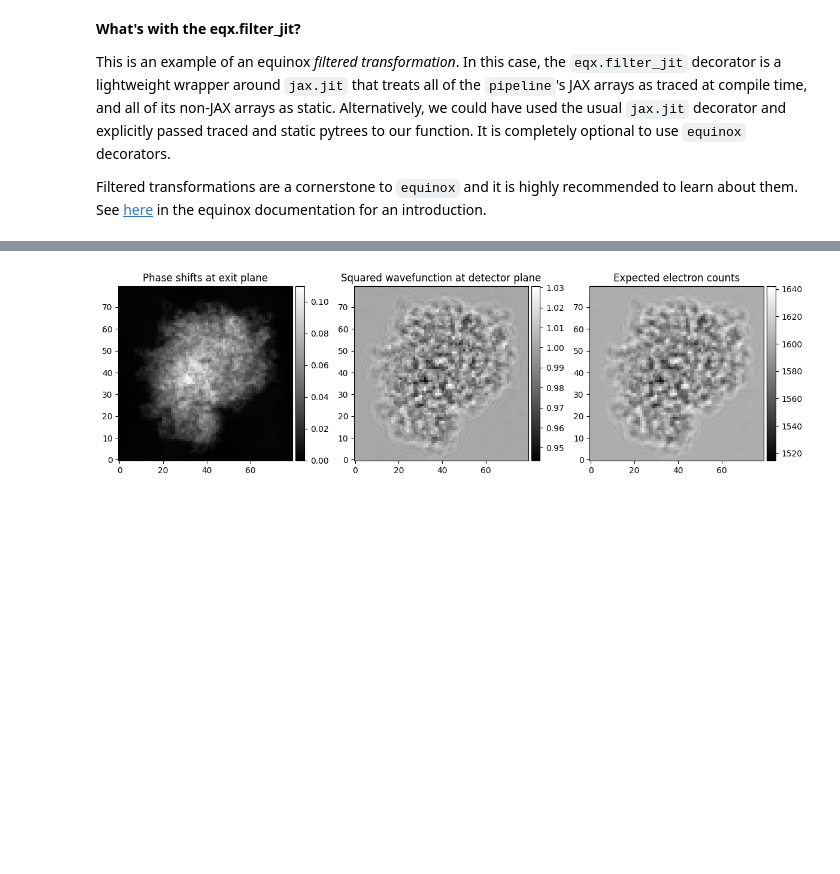
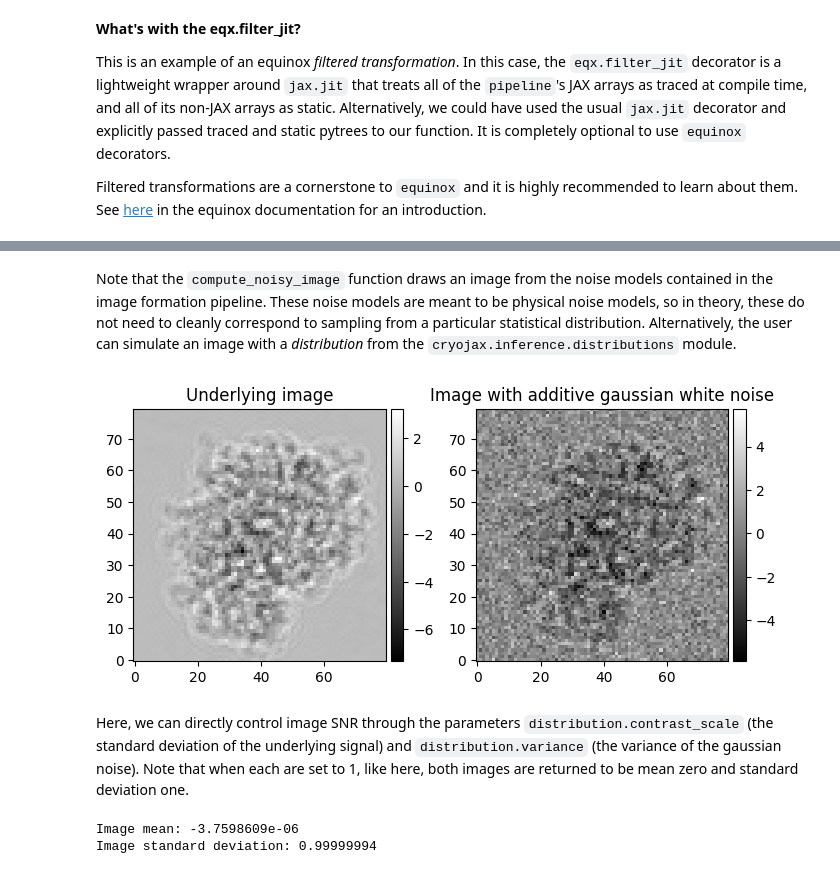
Before and after one commit to mjo22/cryojax, a Jupyter notebook: docs/examples/simulate-image.ipynb, the cells around one changed output, grey strips where cells are left out. Drawn from its saved outputs; the diff is of its cells as text; code cells hidden in the pictures; blank space fills up the shorter version.

```diff
--- a/docs/examples/simulate-image.ipynb
+++ b/docs/examples/simulate-image.ipynb
@@ -166,23 +135,54 @@ What if we did not want to include noise in the simulation? In this case, the th
-# %%
-# Simulate each image without stochasticity
-key = jax.random.PRNGKey(0)
-fig, axes = plt.subplots(ncols=3, figsize=(12, 6))
-ax1, ax2, ax3 = axes
-im1 = plot_image(
-    compute_image(scattering_pipeline),
-    fig,
-    ax1,
-    label="Phase shifts at exit plane",
-)
-im2 = plot_image(
-    compute_image(optics_pipeline),
-    fig,
-    ax2,
-    label="Squared wavefunction at detector plane",
-)
-im3 = plot_image(
-    compute_image(detector_pipeline), fig, ax3, label="Expected electron counts"
-)
-plt.tight_layout()
-# %% [output]
-[figure, removed]
+# %% [markdown]
+Note that the `compute_noisy_image` function draws an image from the noise models contained in the image formation pipeline. These noise models are meant to be physical noise models, so in theory, these do not need to cleanly correspond to sampling from a particular statistical distribution. Alternatively, the user can simulate an image with a *distribution* from the `cryojax.inference.distributions` module.
+# %%
+from cryojax.image import operators as op
+from cryojax.inference import distributions as dist
+
+
+@eqx.filter_jit
+def compute_image_with_distribution(distribution: dist.AbstractDistribution):
+    """Simulate an image with noise from a `pipeline`."""
+    return distribution.render()
+
+
+@eqx.filter_jit
+def compute_noisy_image_with_distribution(
+    distribution: dist.AbstractDistribution, key: PRNGKeyArray
+):
+    """Simulate an image with noise from a `pipeline`."""
+    return distribution.sample(key)
+
+
+# Passing the ImagePipeline and a variance function, instantiate the distribution
+distribution = dist.IndependentGaussianFourierModes(
+    pipeline, contrast_scale=1.0, variance=op.Constant(1.0)
+)
+# ... then, either simulate an image from this distribution
+key = jax.random.PRNGKey(seed=0)
+
+fig, axes = plt.subplots(ncols=2, figsize=(7, 4))
+ax1, ax2 = axes
+im1 = plot_image(
+    compute_image_with_distribution(distribution),
+    fig,
+    ax1,
+    label="Underlying image",
+)
+im2 = plot_image(
+    compute_noisy_image_with_distribution(distribution, key),
+    fig,
+    ax2,
+    label="Image with additive gaussian white noise",
+)
+plt.tight_layout()
+# %% [output]
+[figure, added]
+# %% [markdown]
+Here, we can directly control image SNR through the parameters `distribution.contrast_scale` (the standard deviation of the underlying signal) and `distribution.variance` (the variance of the gaussian noise). Note that when each are set to 1, like here, both images are returned to be mean zero and standard deviation one.
+# %%
+image = compute_image_with_distribution(distribution)
+print("Image mean:", image.mean())
+print("Image standard deviation:", image.std())
+# %% [output]
+Image mean: -3.7598609e-06
+Image standard deviation: 0.99999994
```
Also changed, not shown: parts of 14 cells of this notebook, 14 other files.
